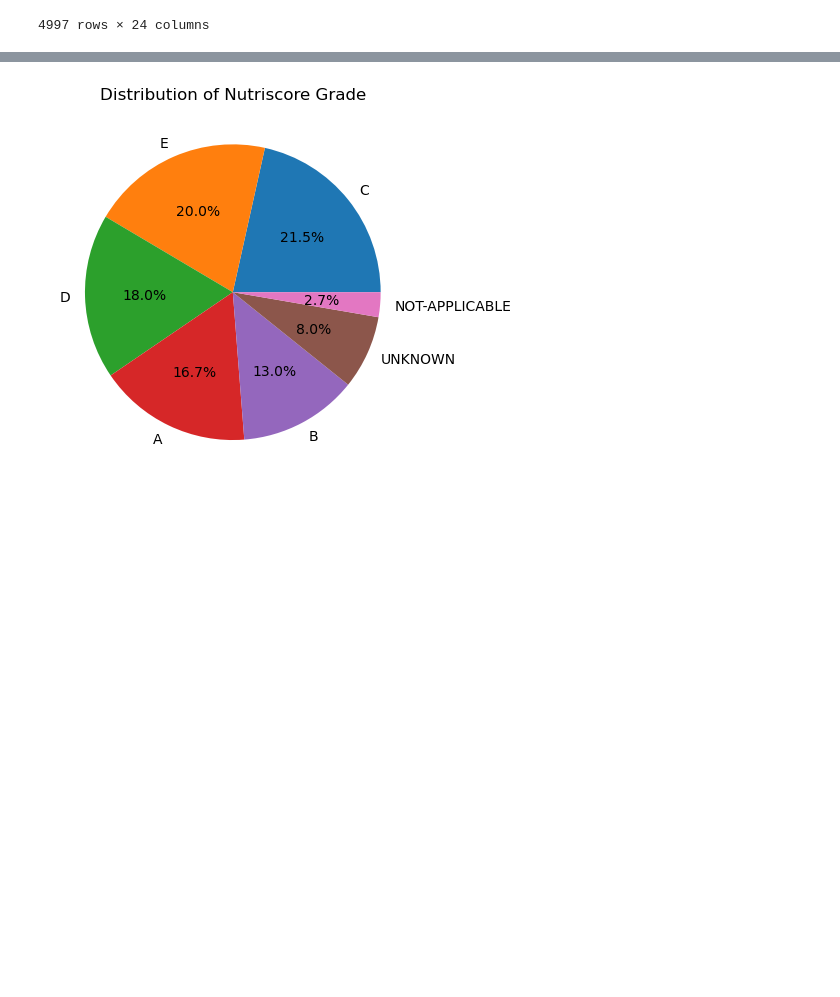
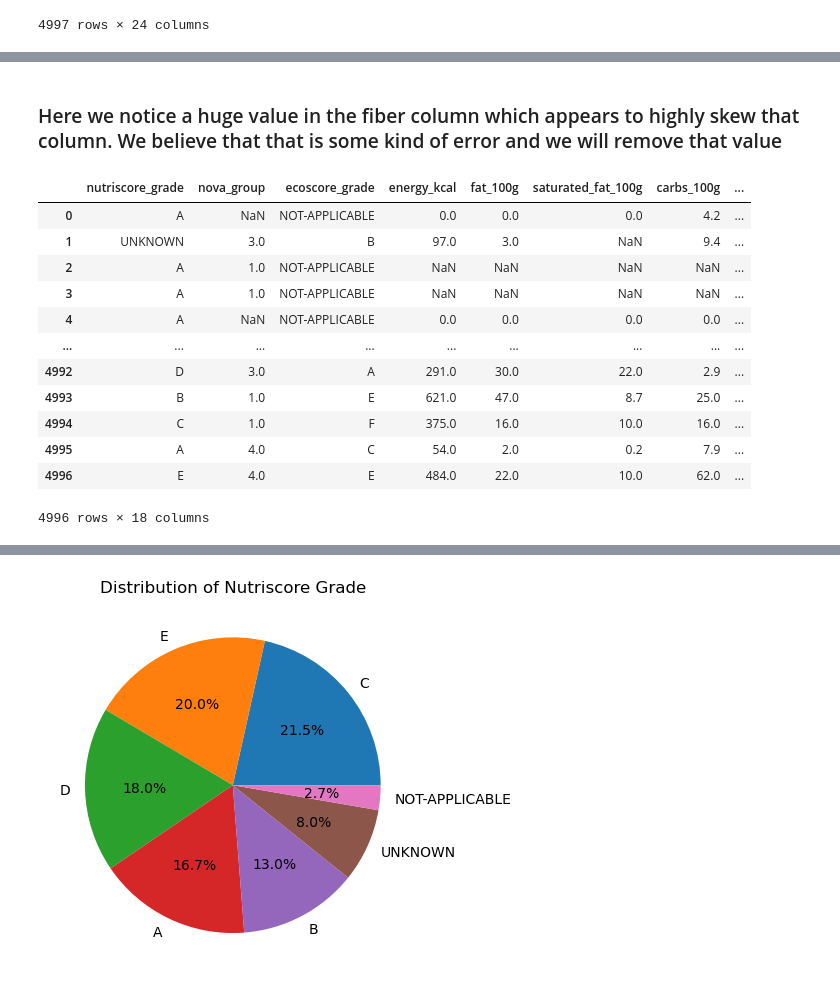
Before and after one commit to aarschne/CS5831Shared, a Jupyter notebook: Final/EDA.ipynb, the cells around one changed output, grey strips where cells are left out. Cells and saved outputs as stored; diff of their text form; code cells hidden in the pictures; blank space fills up the shorter version.

```diff
--- a/Final/EDA.ipynb
+++ b/Final/EDA.ipynb
@@ -32,0 +76,20 @@ df = df.drop(['product_name', 'brands', 'categories', 'ingredients', 'allergens'
+# %% [markdown]
+### Here we notice a huge value in the fiber column which appears to highly skew that column. We believe that that is some kind of error and we will remove that value
+# %%
+# remove high fiber value
+df = df[(df['fiber_100g'] < 1e6) | (df['fiber_100g'].isna())]
+df
+# %% [output]
+|  | nutriscore_grade | nova_group | ecoscore_grade | energy_kcal | fat_100g | saturated_fat_100g | carbs_100g | ... |
+| 0 | A | NaN | NOT-APPLICABLE | 0.0 | 0.0 | 0.0 | 4.2 | ... |
+| 1 | UNKNOWN | 3.0 | B | 97.0 | 3.0 | NaN | 9.4 | ... |
+| 2 | A | 1.0 | NOT-APPLICABLE | NaN | NaN | NaN | NaN | ... |
+| 3 | A | 1.0 | NOT-APPLICABLE | NaN | NaN | NaN | NaN | ... |
+| 4 | A | NaN | NOT-APPLICABLE | 0.0 | 0.0 | 0.0 | 0.0 | ... |
+| ... | ... | ... | ... | ... | ... | ... | ... | ... |
+| 4992 | D | 3.0 | A | 291.0 | 30.0 | 22.0 | 2.9 | ... |
+| 4993 | B | 1.0 | E | 621.0 | 47.0 | 8.7 | 25.0 | ... |
+| 4994 | C | 1.0 | F | 375.0 | 16.0 | 10.0 | 16.0 | ... |
+| 4995 | A | 4.0 | C | 54.0 | 2.0 | 0.2 | 7.9 | ... |
+| 4996 | E | 4.0 | E | 484.0 | 22.0 | 10.0 | 62.0 | ... |
+4996 rows × 18 columns
```
Also changed, not shown: parts of 31 cells of this notebook, 3 other files.
